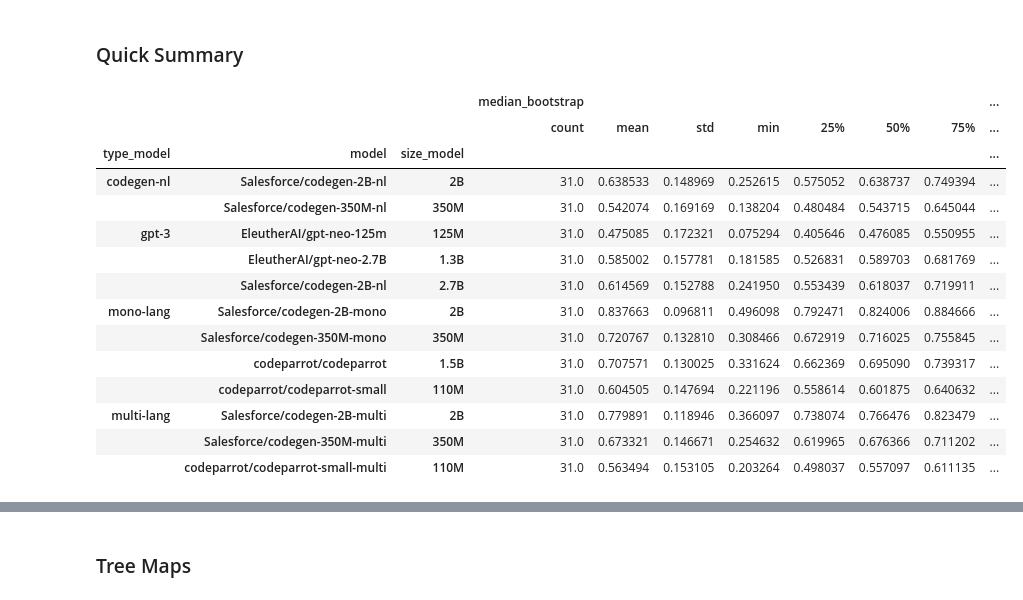
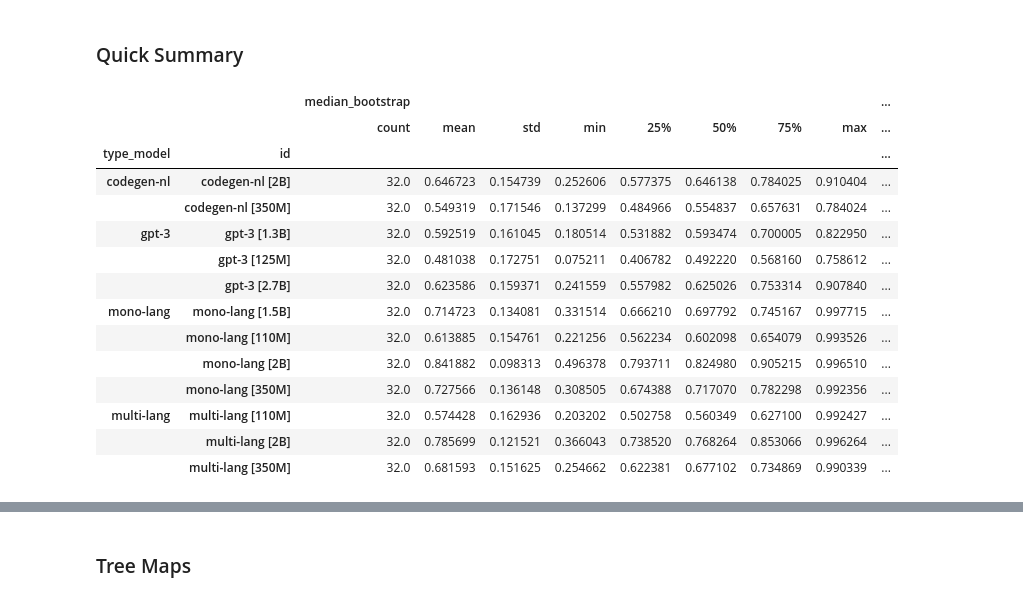
Before and after one commit to WM-SEMERU/CodeSyntaxConcept, a Jupyter notebook: experimental_notebooks/3_confirmatory_dataset_granularity_analysis.ipynb, the cells around one changed output, grey strips where cells are left out. Saved outputs shown, nothing was run; the diff lists cells and outputs as text; code cells hidden in the pictures.

Commit message:
global analysis

```diff
--- a/experimental_notebooks/3_confirmatory_dataset_granularity_analysis.ipynb
+++ b/experimental_notebooks/3_confirmatory_dataset_granularity_analysis.ipynb
@@ -52,20 +52,20 @@ pd_combined_models_filtered_global.head(5)
 ### Quick Summary
 # %%
 #Quick Summary
-pd_combined_models_filtered_global.groupby(['type_model','model', 'size_model']).describe()
+pd_combined_models_filtered_global.groupby(['type_model','id']).describe()
 # %% [output]
-|  |  |  | median_bootstrap |  |  |  |  |  |  | ... |
-|  |  |  | count | mean | std | min | 25% | 50% | 75% | ... |
-| type_model | model | size_model |  |  |  |  |  |  |  | ... |
-| codegen-nl | Salesforce/codegen-2B-nl | 2B | 31.0 | 0.638533 | 0.148969 | 0.252615 | 0.575052 | 0.638737 | 0.749394 | ... |
-|  | Salesforce/codegen-350M-nl | 350M | 31.0 | 0.542074 | 0.169169 | 0.138204 | 0.480484 | 0.543715 | 0.645044 | ... |
-| gpt-3 | EleutherAI/gpt-neo-125m | 125M | 31.0 | 0.475085 | 0.172321 | 0.075294 | 0.405646 | 0.476085 | 0.550955 | ... |
-|  | EleutherAI/gpt-neo-2.7B | 1.3B | 31.0 | 0.585002 | 0.157781 | 0.181585 | 0.526831 | 0.589703 | 0.681769 | ... |
-|  | Salesforce/codegen-2B-nl | 2.7B | 31.0 | 0.614569 | 0.152788 | 0.241950 | 0.553439 | 0.618037 | 0.719911 | ... |
-| mono-lang | Salesforce/codegen-2B-mono | 2B | 31.0 | 0.837663 | 0.096811 | 0.496098 | 0.792471 | 0.824006 | 0.884666 | ... |
-|  | Salesforce/codegen-350M-mono | 350M | 31.0 | 0.720767 | 0.132810 | 0.308466 | 0.672919 | 0.716025 | 0.755845 | ... |
-|  | codeparrot/codeparrot | 1.5B | 31.0 | 0.707571 | 0.130025 | 0.331624 | 0.662369 | 0.695090 | 0.739317 | ... |
-|  | codeparrot/codeparrot-small | 110M | 31.0 | 0.604505 | 0.147694 | 0.221196 | 0.558614 | 0.601875 | 0.640632 | ... |
-| multi-lang | Salesforce/codegen-2B-multi | 2B | 31.0 | 0.779891 | 0.118946 | 0.366097 | 0.738074 | 0.766476 | 0.823479 | ... |
-|  | Salesforce/codegen-350M-multi | 350M | 31.0 | 0.673321 | 0.146671 | 0.254632 | 0.619965 | 0.676366 | 0.711202 | ... |
-|  | codeparrot/codeparrot-small-multi | 110M | 31.0 | 0.563494 | 0.153105 | 0.203264 | 0.498037 | 0.557097 | 0.611135 | ... |
+|  |  | median_bootstrap |  |  |  |  |  |  |  | ... |
+|  |  | count | mean | std | min | 25% | 50% | 75% | max | ... |
+| type_model | id |  |  |  |  |  |  |  |  | ... |
+| codegen-nl | codegen-nl [2B] | 32.0 | 0.646723 | 0.154739 | 0.252606 | 0.577375 | 0.646138 | 0.784025 | 0.910404 | ... |
+|  | codegen-nl [350M] | 32.0 | 0.549319 | 0.171546 | 0.137299 | 0.484966 | 0.554837 | 0.657631 | 0.784024 | ... |
+| gpt-3 | gpt-3 [1.3B] | 32.0 | 0.592519 | 0.161045 | 0.180514 | 0.531882 | 0.593474 | 0.700005 | 0.822950 | ... |
+|  | gpt-3 [125M] | 32.0 | 0.481038 | 0.172751 | 0.075211 | 0.406782 | 0.492220 | 0.568160 | 0.758612 | ... |
+|  | gpt-3 [2.7B] | 32.0 | 0.623586 | 0.159371 | 0.241559 | 0.557982 | 0.625026 | 0.753314 | 0.907840 | ... |
+| mono-lang | mono-lang [1.5B] | 32.0 | 0.714723 | 0.134081 | 0.331514 | 0.666210 | 0.697792 | 0.745167 | 0.997715 | ... |
+|  | mono-lang [110M] | 32.0 | 0.613885 | 0.154761 | 0.221256 | 0.562234 | 0.602098 | 0.654079 | 0.993526 | ... |
+|  | mono-lang [2B] | 32.0 | 0.841882 | 0.098313 | 0.496378 | 0.793711 | 0.824980 | 0.905215 | 0.996510 | ... |
+|  | mono-lang [350M] | 32.0 | 0.727566 | 0.136148 | 0.308505 | 0.674388 | 0.717070 | 0.782298 | 0.992356 | ... |
+| multi-lang | multi-lang [110M] | 32.0 | 0.574428 | 0.162936 | 0.203202 | 0.502758 | 0.560349 | 0.627100 | 0.992427 | ... |
+|  | multi-lang [2B] | 32.0 | 0.785699 | 0.121521 | 0.366043 | 0.738520 | 0.768264 | 0.853066 | 0.996264 | ... |
+|  | multi-lang [350M] | 32.0 | 0.681593 | 0.151625 | 0.254662 | 0.622381 | 0.677102 | 0.734869 | 0.990339 | ... |
```
Also changed, not shown: parts of 39 cells of this notebook, 5 other files.
